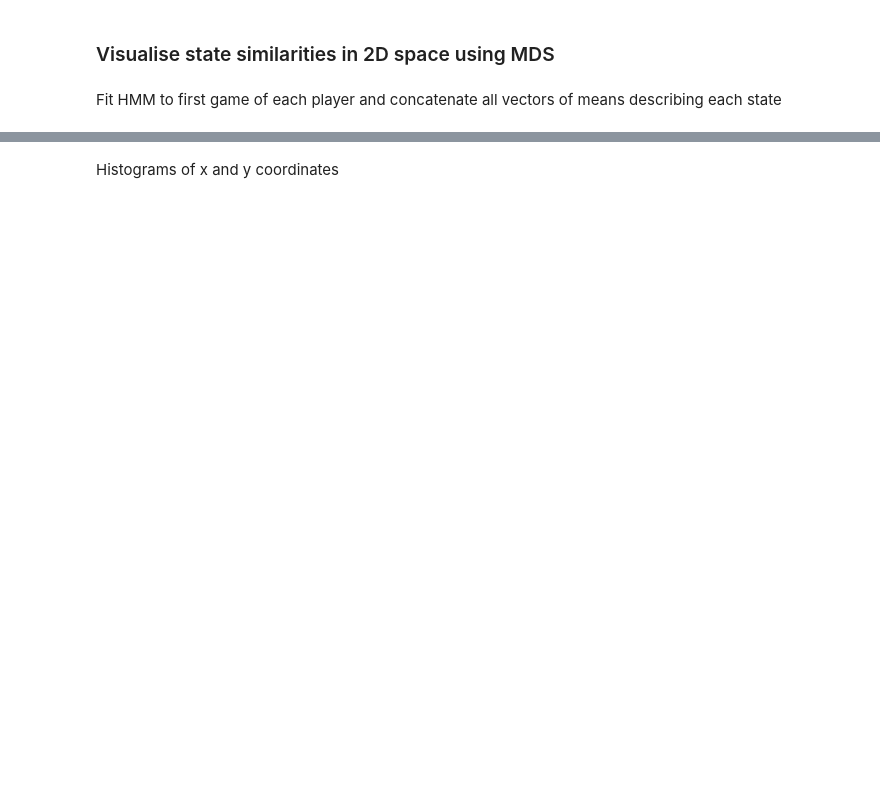
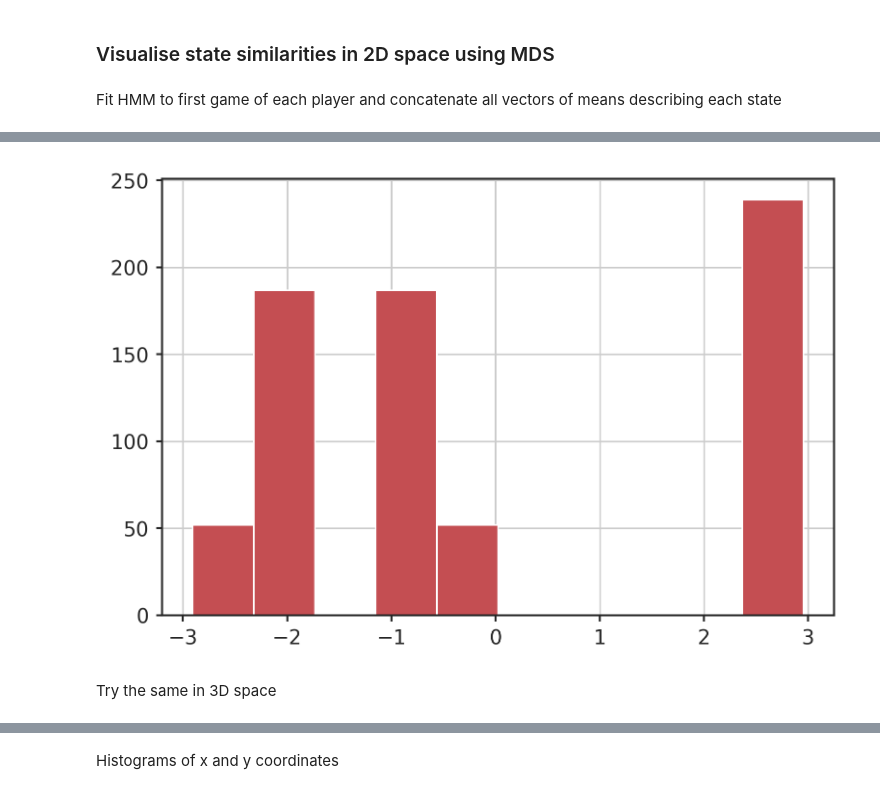
Before and after one commit to ozvar/tetris_osf_exploration, a Jupyter notebook: HMMs.ipynb, the cells around one changed output, grey strips where cells are left out. Cells and saved outputs as stored; diff of their text form; code cells hidden in the pictures; blank space fills up the shorter version.

```diff
--- a/HMMs.ipynb
+++ b/HMMs.ipynb
@@ -423,0 +445,7 @@ mds = manifold.MDS(
+# %%
+plt.hist(pos2d[:,1])
+plt.show()
+# %% [output]
+[figure, added]
+# %% [markdown]
+Try the same in 3D space
```
Also changed, not shown: parts of 29 cells of this notebook.
